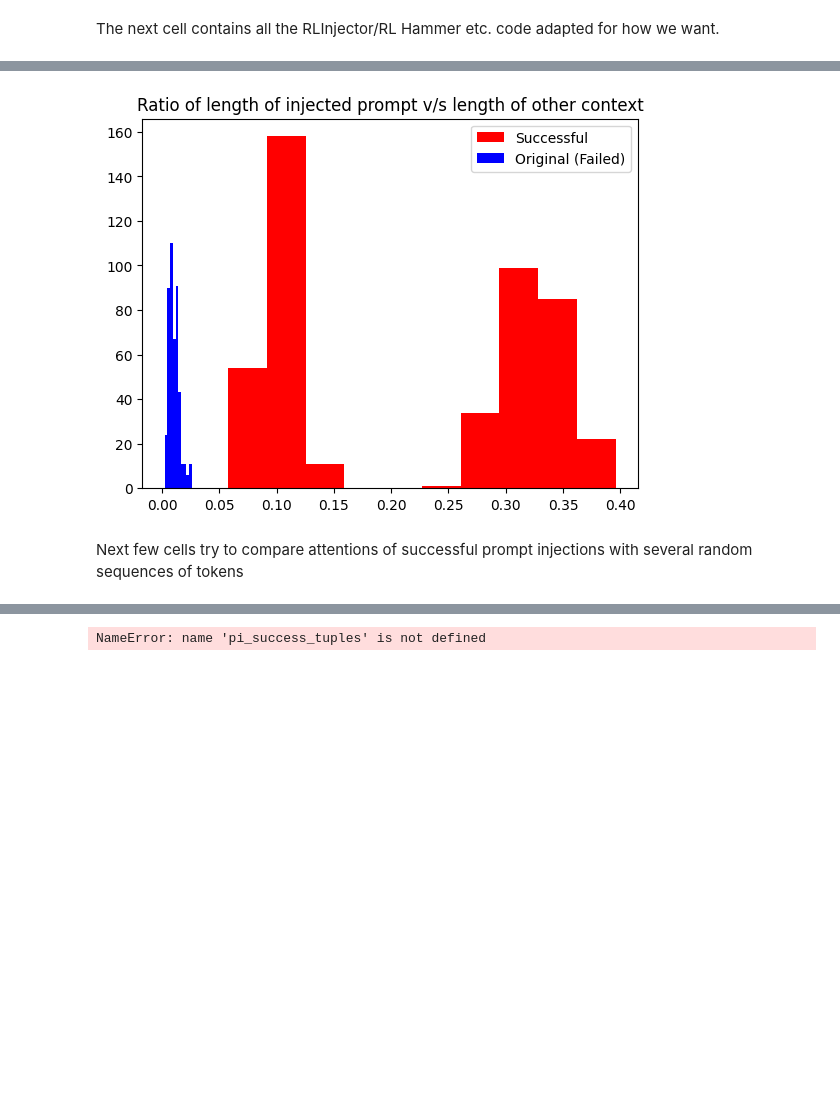
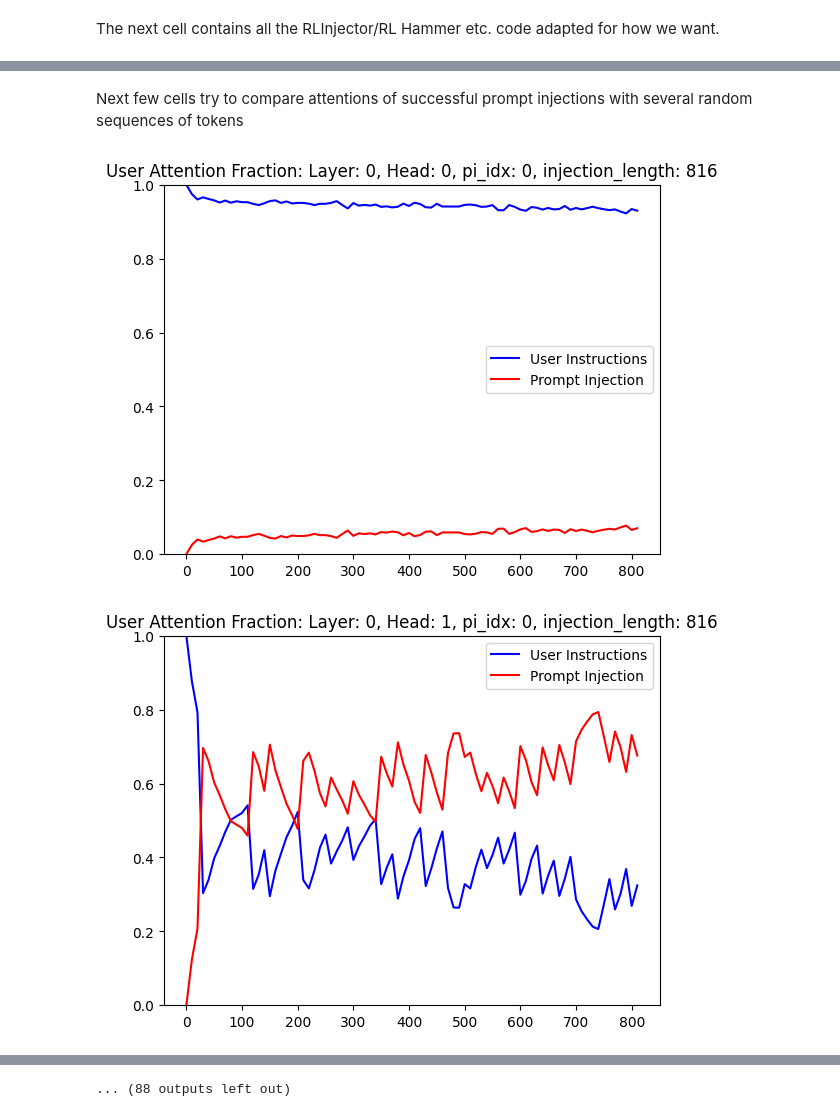
Before and after one commit to nishitvp/better_opts_attacks, a Jupyter notebook: profiler.ipynb, the cells around one changed output, grey strips where cells are left out. Saved outputs shown, nothing was run; the diff lists cells and outputs as text; code cells hidden in the pictures; blank space fills up the shorter version.

```diff
--- a/profiler.ipynb
+++ b/profiler.ipynb
@@ -400,7 +400,8 @@ def eval_success_of_injection(target_model, target_tokenizer, injection_text, su
 # %%
 MODEL_NAME = "secalign_refactored/secalign_models/Meta-SecAlign-8B"
 DEFENSE = "meta_secalign"
-target_model, target_tokenizer, _, _ = secalign.maybe_load_secalign_defended_model(MODEL_NAME, DEFENSE, device=str(0), load_model=True, torch_dtype=torch.float16, attn_implementation="eager")
+LOAD_MODEL = False
+target_model, target_tokenizer, _, _ = secalign.maybe_load_secalign_defended_model(MODEL_NAME, DEFENSE, device=str(0), load_model=LOAD_MODEL, torch_dtype=torch.float16, attn_implementation="eager")
 # target_model.generation_config.pad_token_id = target_tokenizer.pad_token_id
 adv_prompt_results_table = pd.read_excel("data/rl_injector/example_attacks.xlsx")
 adv_prompt_results_list = adv_prompt_results_table.to_dict(orient="records")
@@ -590,10 +605,8 @@ plt.hist(basic_analysis_df["succ_ratio"], color="red", label="Successful")
 plt.hist(basic_analysis_df["fail_ratio"], color="blue", label="Original (Failed)")
 plt.legend()
 plt.title("Ratio of length of injected prompt v/s length of other context")
-plt.show()
+# plt.show()
 plt.close()
-# %% [output]
-[figure, removed]
 # %% [markdown]
 Next few cells try to compare attentions of successful prompt injections with several random sequences of tokens
 # %%
@@ -640,10 +653,14 @@ for pi_idx, pi_successful in enumerate(pi_success_tuples):
         logger.log(mean_random_attention_focused_pi_sum, pi_idx=pi_idx)
 # %%
 INCREASING_INDEX = 10
+SHIFT = 0
 
-for pi_idx, pi_successful in enumerate(pi_success_tuples):
+for pi_idx, pi_successful in enumerate(pi_success_tuples[SHIFT:]):
+    if LOAD_MODEL is False:
+        break
+
     try:
-        _ = next(logger.query({"variable_name": "list_increasing_model_attentions_last", "pi_idx": pi_idx, "INCREASING_INDEX": INCREASING_INDEX}))
+        _ = next(logger.query({"variable_name": "list_increasing_model_attentions_last", "pi_idx": pi_idx + SHIFT, "INCREASING_INDEX": INCREASING_INDEX}))
     except StopIteration:
         # continue
         successful_injection_full = form_input_string(pi_successful["surrounding_context"], pi_successful["successful_injection"], target_tokenizer)
@@ -664,16 +681,14 @@ for pi_idx, pi_successful in enumerate(pi_success_tuples):
                         attention_mask=torch.ones((1, len(increasing_tokens))).to(target_model.device),
                         output_attentions=True
                     )
-                increasing_model_attentions = [x.to("cpu") for x in increasing_model_output.attentions]
-                increasing_model_attentions_last = torch.stack([x[0, :, -1, :] for x in increasing_model_attentions])
+                increasing_model_attentions_last = torch.stack([x[0, :, -1, :].to("cpu") for x in increasing_model_output.attentions])
                 list_increasing_model_attentions_last.append(increasing_model_attentions_last)
-                del increasing_model_output, increasing_model_attentions, increasing_model_attentions_last
+                del increasing_model_output, increasing_model_attentions_last
                 gc.collect()
                 torch.cuda.empty_cache()
         except torch.cuda.OutOfMemoryError:
             try:
                 del increasing_model_output
-                del increasing_model_attentions
                 del increasing_model_attentions_last
             except NameError:
                 pass
@@ -682,37 +697,41 @@ for pi_idx, pi_successful in enumerate(pi_success_tuples):
             torch.cuda.empty_cache()
             continue
 
-        logger.log(list_increasing_model_attentions_last, pi_idx=pi_idx, INCREASING_INDEX=INCREASING_INDEX)
+        logger.log(list_increasing_model_attentions_last, pi_idx=pi_idx + SHIFT, INCREASING_INDEX=INCREASING_INDEX)
 # %%
-for pi_idx, pi_successful in enumerate(pi_success_tuples):
+SHIFT = 300
+
+for pi_idx, pi_successful in enumerate(pi_success_tuples[SHIFT:SHIFT+1]):
     try:
-        logged_object = next(logger.query_with_metadata({"variable_name": "list_increasing_model_attentions_last", "pi_idx": pi_idx}))
+        logged_object = next(logger.query_with_metadata({"variable_name": "list_increasing_model_attentions_last", "pi_idx": pi_idx + SHIFT}))
 
         successful_injection_full = form_input_string(pi_successful["surrounding_context"], pi_successful["successful_injection"], target_tokenizer)
         successful_injection_tokenized, successful_token_markers_dict = gen_input_tokenized_data(successful_injection_full, pi_successful["successful_injection"], target_tokenizer)
 
         metadata = logged_object["metadata"]
         list_increasing_model_attentions_last = logged_object["object"]
         queried_increasing_index = metadata["INCREASING_INDEX"]
         length_wise_attentions = []
         for inc_length_idx, increasing_model_attentions_last in enumerate(list_increasing_model_attentions_last):
             injection_length = queried_increasing_index * inc_length_idx
             fixed_attentions = torch.cat((increasing_model_attentions_last[:, :, :successful_token_markers_dict["start"]], increasing_model_attentions_last[:, :, successful_token_markers_dict["start"] + injection_length:]), dim=-1)
             fixed_attentions_sum = fixed_attentions.sum(dim=-1)
             fixed_attentions_fraction = fixed_attentions_sum
             length_wise_attentions.append((injection_length, fixed_attentions_fraction))
-        for layer in range(32):
-            for head in range(32):
+        for layer in range(0, 10):
+            for head in range(0, 10):
                 plt.figure()
                 plt.plot([x[0] for x in length_wise_attentions], [x[1][layer, head] for x in length_wise_attentions], color="blue", label="User Instructions")
                 plt.plot([x[0] for x in length_wise_attentions], [1 - x[1][layer, head] for x in length_wise_attentions], color="red", label="Prompt Injection")
                 plt.title(f"User Attention Fraction: Layer: {layer}, Head: {head}, pi_idx: {pi_idx}, injection_length: {successful_token_markers_dict['end'] - successful_token_markers_dict['start']}")
                 plt.ylim((0, 1))
                 plt.legend()
                 plt.show()
                 plt.close()
         del length_wise_attentions
         gc.collect()
     except StopIteration:
         continue
 # %% [output]
+[figure, added]
+[figure, added]
@@ -719 +748 @@ for pi_idx, pi_successful in enumerate(pi_success_tuples):
-NameError: name 'pi_success_tuples' is not defined
+... (88 outputs left out)
```
Also changed, not shown: parts of 3 cells of this notebook, 2 other files.
